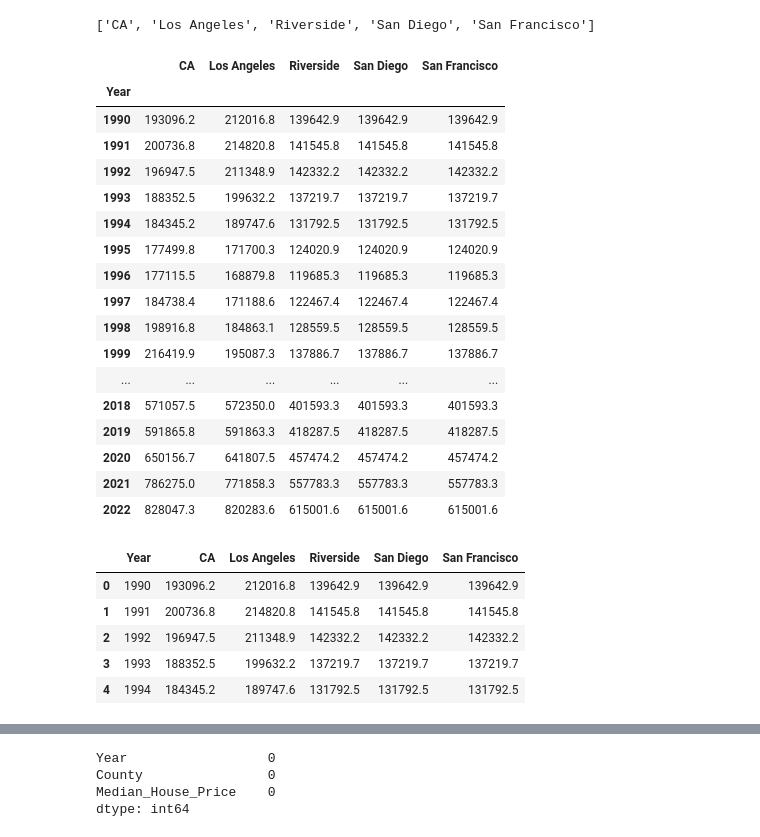
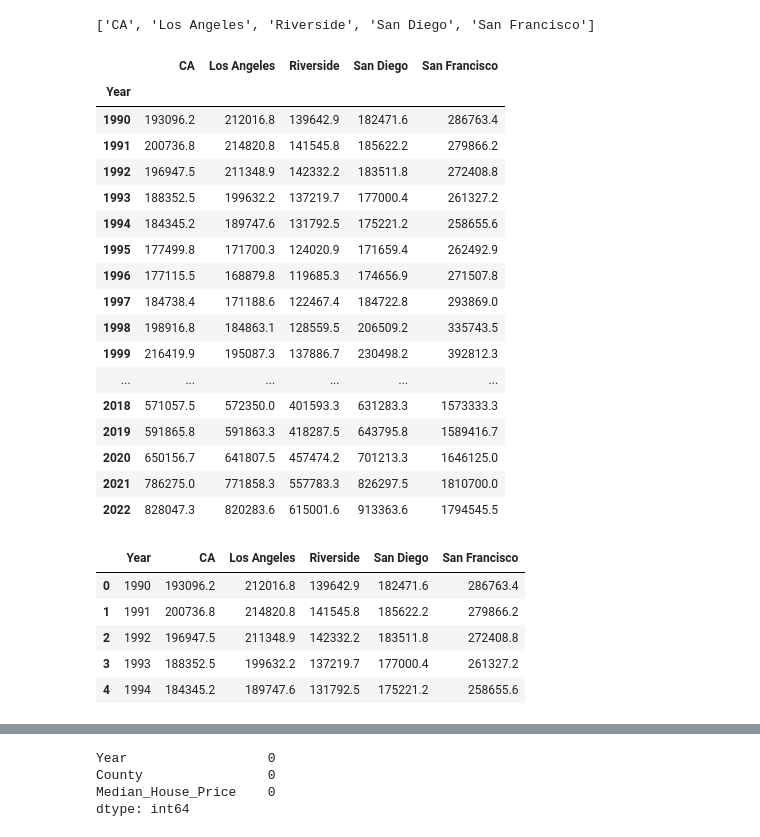
Before and after one commit to dpTuttle/final_project, a Jupyter notebook: Segment_2_Deliverables/Data_Load/Code/DataLoad_Median_House_and CPI_IH.ipynb, the cells around one changed output, grey strips where cells are left out. Saved outputs shown, nothing was run; the diff lists cells and outputs as text; code cells hidden in the pictures.

```diff
--- a/Segment_2_Deliverables/Data_Load/Code/DataLoad_Median_House_and CPI_IH.ipynb
+++ b/Segment_2_Deliverables/Data_Load/Code/DataLoad_Median_House_and CPI_IH.ipynb
@@ -244,14 +244,14 @@ clean_median_house_df = clean_median_house_df.astype({'Year':'string'})
 clean_median_house_df['CA'] = clean_median_house_df['CA'].str.replace('$', '')
 clean_median_house_df['Los Angeles'] = clean_median_house_df['Los Angeles'].str.replace('$', '')
 clean_median_house_df['Riverside'] = clean_median_house_df['Riverside'].str.replace('$', '')
-clean_median_house_df['San Diego'] = clean_median_house_df['Riverside'].str.replace('$', '')
-clean_median_house_df['San Francisco'] = clean_median_house_df['Riverside'].str.replace('$', '')
+clean_median_house_df['San Diego'] = clean_median_house_df['San Diego'].str.replace('$', '')
+clean_median_house_df['San Francisco'] = clean_median_house_df['San Francisco'].str.replace('$', '')
 
 clean_median_house_df['CA'] = clean_median_house_df['CA'].str.replace(',', '')
 clean_median_house_df['Los Angeles'] = clean_median_house_df['Los Angeles'].str.replace(',', '')
 clean_median_house_df['Riverside'] = clean_median_house_df['Riverside'].str.replace(',', '')
-clean_median_house_df['San Diego'] = clean_median_house_df['Riverside'].str.replace(',', '')
-clean_median_house_df['San Francisco'] = clean_median_house_df['Riverside'].str.replace(',', '')
+clean_median_house_df['San Diego'] = clean_median_house_df['San Diego'].str.replace(',', '')
+clean_median_house_df['San Francisco'] = clean_median_house_df['San Francisco'].str.replace(',', '')
 
 clean_median_house_df
 # %% [output]
@@ -273,7 +273,6 @@ clean_median_house_df
 clean_median_house_df = clean_median_house_df.astype({'CA':'int'})
 clean_median_house_df = clean_median_house_df.astype({'Los Angeles':'int'})
 clean_median_house_df = clean_median_house_df.astype({'Riverside':'int'})
-clean_median_house_df = clean_median_house_df.astype({'Riverside':'int'})
 clean_median_house_df = clean_median_house_df.astype({'San Diego':'int'})
 clean_median_house_df = clean_median_house_df.astype({'San Francisco':'int'})
 clean_median_house_df = clean_median_house_df.astype({'Month':'string'})
@@ -305,33 +304,33 @@ avg_clean_median_house_df
 # %% [output]
 |  | CA | Los Angeles | Riverside | San Diego | San Francisco |
 | Year |  |  |  |  |  |
-| 1990 | 193096.2 | 212016.8 | 139642.9 | 139642.9 | 139642.9 |
-| 1991 | 200736.8 | 214820.8 | 141545.8 | 141545.8 | 141545.8 |
-| 1992 | 196947.5 | 211348.9 | 142332.2 | 142332.2 | 142332.2 |
-| 1993 | 188352.5 | 199632.2 | 137219.7 | 137219.7 | 137219.7 |
-| 1994 | 184345.2 | 189747.6 | 131792.5 | 131792.5 | 131792.5 |
-| 1995 | 177499.8 | 171700.3 | 124020.9 | 124020.9 | 124020.9 |
-| 1996 | 177115.5 | 168879.8 | 119685.3 | 119685.3 | 119685.3 |
-| 1997 | 184738.4 | 171188.6 | 122467.4 | 122467.4 | 122467.4 |
-| 1998 | 198916.8 | 184863.1 | 128559.5 | 128559.5 | 128559.5 |
-| 1999 | 216419.9 | 195087.3 | 137886.7 | 137886.7 | 137886.7 |
+| 1990 | 193096.2 | 212016.8 | 139642.9 | 182471.6 | 286763.4 |
+| 1991 | 200736.8 | 214820.8 | 141545.8 | 185622.2 | 279866.2 |
+| 1992 | 196947.5 | 211348.9 | 142332.2 | 183511.8 | 272408.8 |
+| 1993 | 188352.5 | 199632.2 | 137219.7 | 177000.4 | 261327.2 |
+| 1994 | 184345.2 | 189747.6 | 131792.5 | 175221.2 | 258655.6 |
+| 1995 | 177499.8 | 171700.3 | 124020.9 | 171659.4 | 262492.9 |
+| 1996 | 177115.5 | 168879.8 | 119685.3 | 174656.9 | 271507.8 |
+| 1997 | 184738.4 | 171188.6 | 122467.4 | 184722.8 | 293869.0 |
+| 1998 | 198916.8 | 184863.1 | 128559.5 | 206509.2 | 335743.5 |
+| 1999 | 216419.9 | 195087.3 | 137886.7 | 230498.2 | 392812.3 |
 | ... | ... | ... | ... | ... | ... |
-| 2018 | 571057.5 | 572350.0 | 401593.3 | 401593.3 | 401593.3 |
-| 2019 | 591865.8 | 591863.3 | 418287.5 | 418287.5 | 418287.5 |
-| 2020 | 650156.7 | 641807.5 | 457474.2 | 457474.2 | 457474.2 |
-| 2021 | 786275.0 | 771858.3 | 557783.3 | 557783.3 | 557783.3 |
-| 2022 | 828047.3 | 820283.6 | 615001.6 | 615001.6 | 615001.6 |
+| 2018 | 571057.5 | 572350.0 | 401593.3 | 631283.3 | 1573333.3 |
+| 2019 | 591865.8 | 591863.3 | 418287.5 | 643795.8 | 1589416.7 |
+| 2020 | 650156.7 | 641807.5 | 457474.2 | 701213.3 | 1646125.0 |
+| 2021 | 786275.0 | 771858.3 | 557783.3 | 826297.5 | 1810700.0 |
+| 2022 | 828047.3 | 820283.6 | 615001.6 | 913363.6 | 1794545.5 |
 # %%
 # Convert Year from index to column
-clean_avg_clean_median_house_df = avg_clean_median_house_df.reset_index()
-clean_avg_clean_median_house_df = clean_avg_clean_median_house_df.rename(columns={'index':'Year'})
-clean_avg_clean_median_house_df.head()
+final_avg_clean_median_house_df = avg_clean_median_house_df.reset_index()
+final_avg_clean_median_house_df = final_avg_clean_median_house_df.rename(columns={'index':'Year'})
+final_avg_clean_median_house_df.head()
 # %% [output]
 |  | Year | CA | Los Angeles | Riverside | San Diego | San Francisco |
-| 0 | 1990 | 193096.2 | 212016.8 | 139642.9 | 139642.9 | 139642.9 |
-| 1 | 1991 | 200736.8 | 214820.8 | 141545.8 | 141545.8 | 141545.8 |
-| 2 | 1992 | 196947.5 | 211348.9 | 142332.2 | 142332.2 | 142332.2 |
-| 3 | 1993 | 188352.5 | 199632.2 | 137219.7 | 137219.7 | 137219.7 |
-| 4 | 1994 | 184345.2 | 189747.6 | 131792.5 | 131792.5 | 131792.5 |
+| 0 | 1990 | 193096.2 | 212016.8 | 139642.9 | 182471.6 | 286763.4 |
+| 1 | 1991 | 200736.8 | 214820.8 | 141545.8 | 185622.2 | 279866.2 |
+| 2 | 1992 | 196947.5 | 211348.9 | 142332.2 | 183511.8 | 272408.8 |
+| 3 | 1993 | 188352.5 | 199632.2 | 137219.7 | 177000.4 | 261327.2 |
+| 4 | 1994 | 184345.2 | 189747.6 | 131792.5 | 175221.2 | 258655.6 |
 # %%
 # Transpose the data points into a vertical table
```
Also changed, not shown: parts of 29 cells of this notebook, 1 other file.
